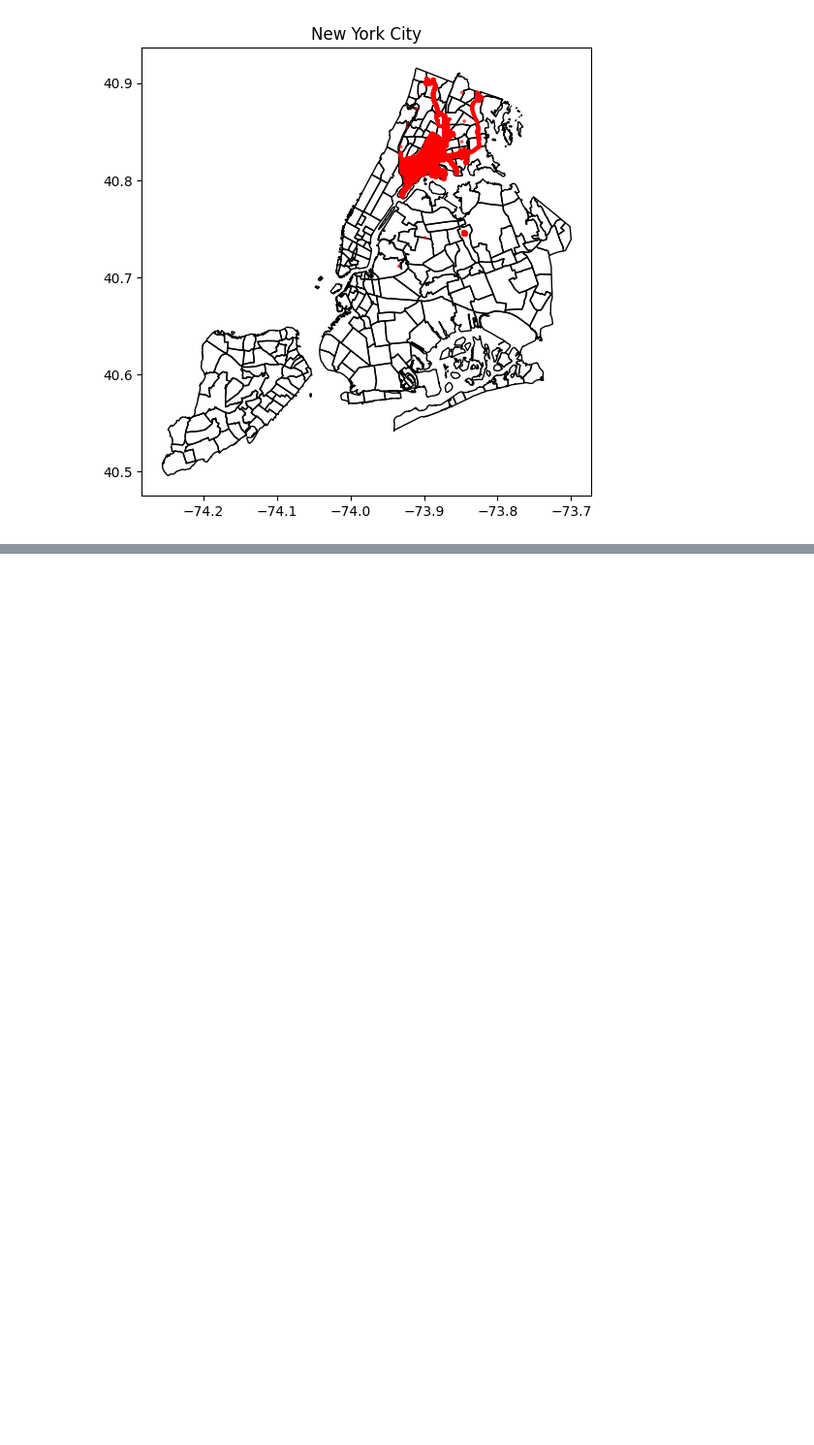
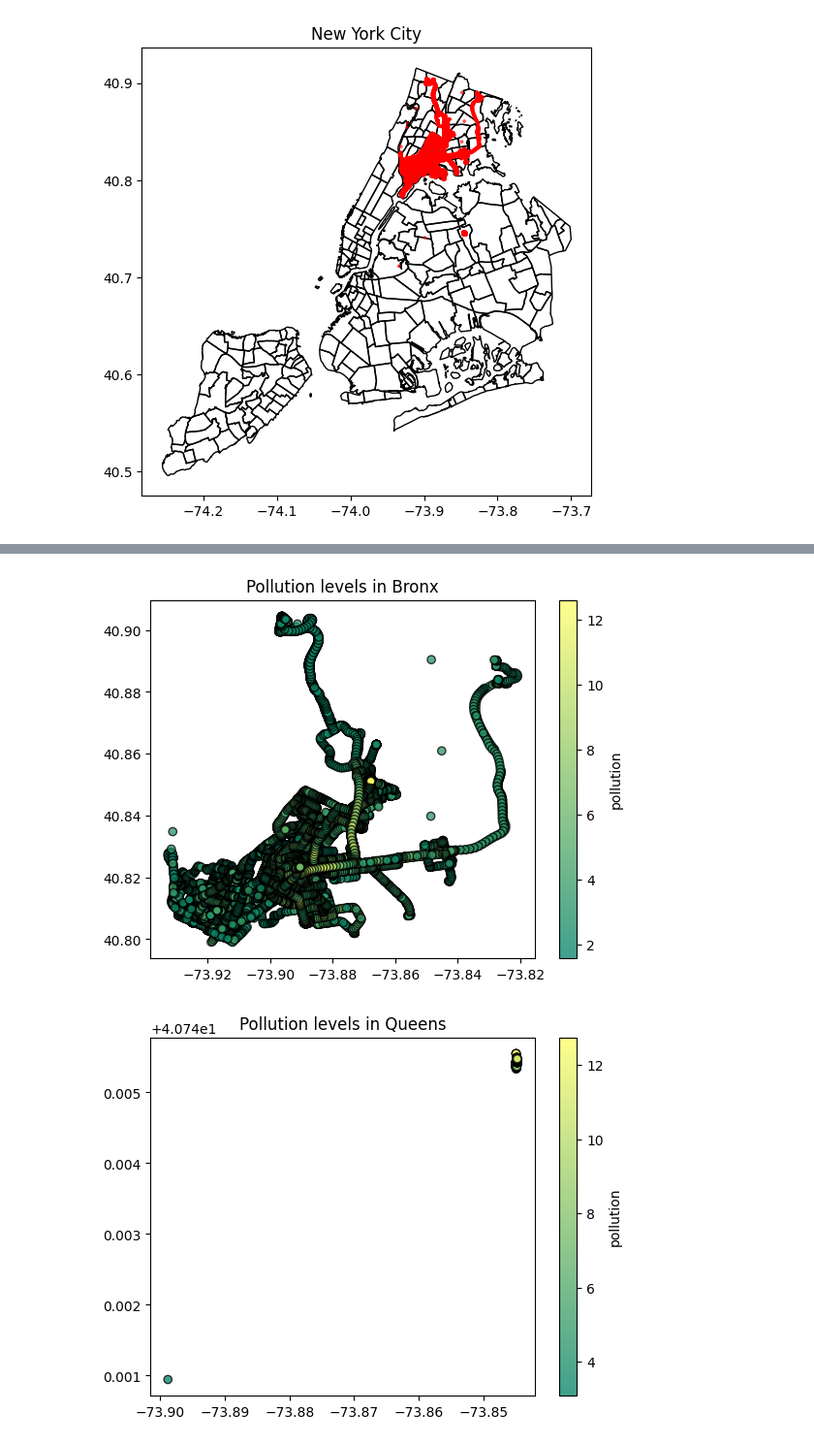
Before and after one commit to Dr-Isam-ALJAWARNEH/ds-project-lstm-forecasting, a Jupyter notebook: Project01_LSTM.ipynb, the cells around one changed output, grey strips where cells are left out. Shown at 97% size. Drawn from its saved outputs; the diff is of its cells as text; code cells hidden in the pictures; blank space fills up the shorter version.

Commit message:
Strata EDA
Viewing pollution levels in each borough.

```diff
--- a/Project01_LSTM.ipynb
+++ b/Project01_LSTM.ipynb
@@ -263,3 +271,5 @@ print(sum(NYC_PM['longitude'])/ len(NYC_PM))
+# %%
+merged_data = merged_data.fillna("Unknown")
 # %%
 areas = merged_data['borough'].unique()
 # %%
@@ -267,3 +277,14 @@ areas = merged_data['borough'].unique()
 groups = []
 for area in areas:
   groups.append(merged_data[merged_data['borough'] == area])
+# %%
+index = 0
+for area in areas:
+  scatter_plot = plt.scatter(groups[index]['longitude'], groups[index]['latitude'], c=groups[index]['pollution'], cmap='summer', edgecolor='black', linewidth=1, alpha=0.75)
+  colorbar = plt.colorbar(scatter_plot, label='pollution')
+  plt.title("Pollution levels in " + str(area))
+  plt.show()
+  index += 1
+# %% [output]
+[figure, added]
+[figure, added]
```
Also changed, not shown: parts of 3 cells of this notebook.
